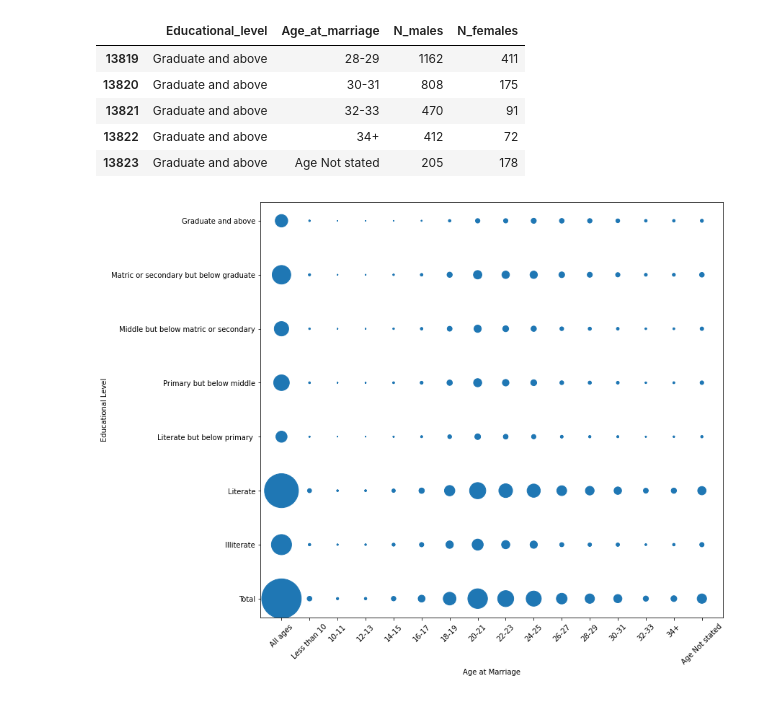
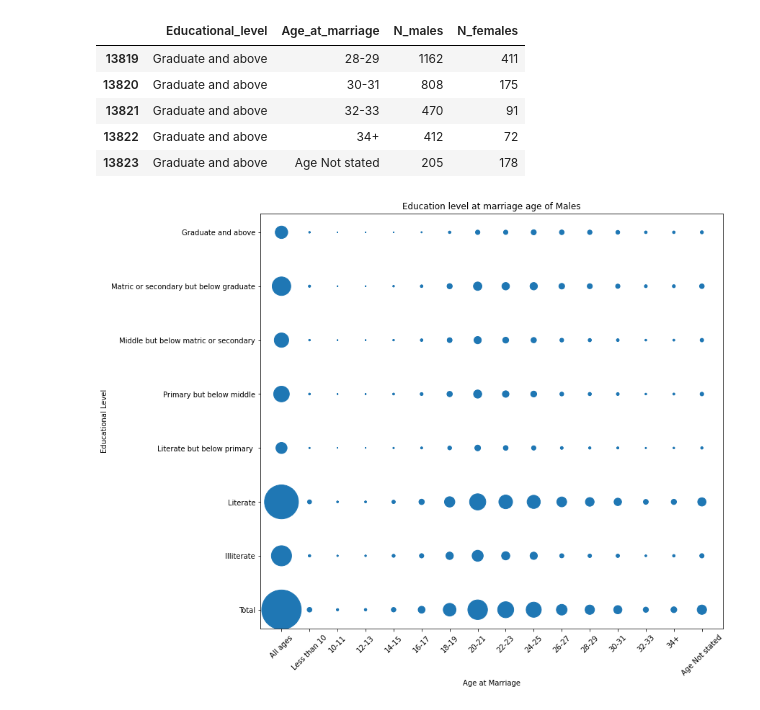
Before and after one commit to yesdeepakmittal/indiacensus, a Jupyter notebook: Education_at_df_Marriage_age.ipynb, the cells around one changed output. Saved outputs shown, nothing was run; the diff lists cells and outputs as text; code cells hidden in the pictures.

```diff
--- a/Education_at_df_Marriage_age.ipynb
+++ b/Education_at_df_Marriage_age.ipynb
@@ -118,13 +104,14 @@ import matplotlib.pyplot as plt
 # %%
 scatter = plt.scatter(y = df1['Educational_level'], x = df1['Age_at_marriage'],
                       s = 0.00001*df1['N_males'])
 plt.xticks(rotation = 45)
-fig = plt.gcf()
+fig = plt.gcf() #Get the current figure
 fig.set_size_inches(11.5, 10.6)
 fig.savefig('xyz.png', dpi=100)
 plt.xlabel('Age at Marriage')
 plt.ylabel('Educational Level')
+plt.title('Education level at marriage age of Males')
 # plt.legend(*scatter.legend_elements("sizes", num=16),bbox_to_anchor=(1.1, 1.05))
 fig.show()
 # %% [output]
-[figure, old version]
+[figure, new version]
```
Also changed, not shown: parts of 3 cells of this notebook.
